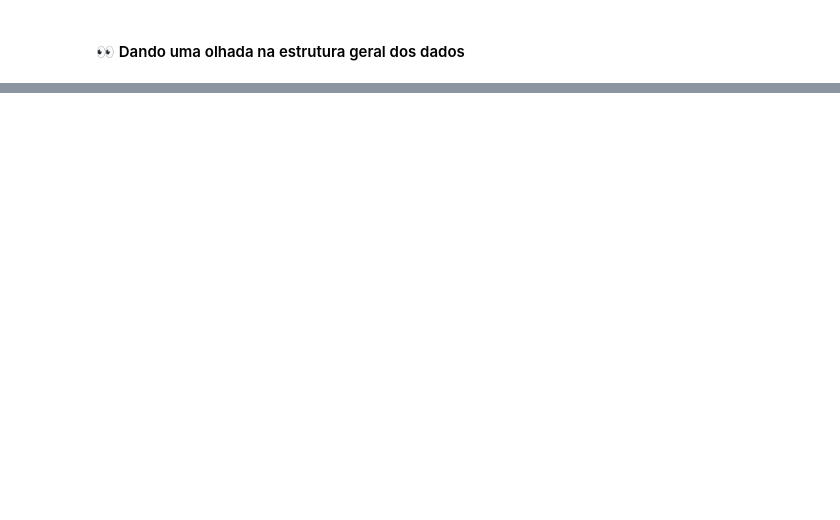
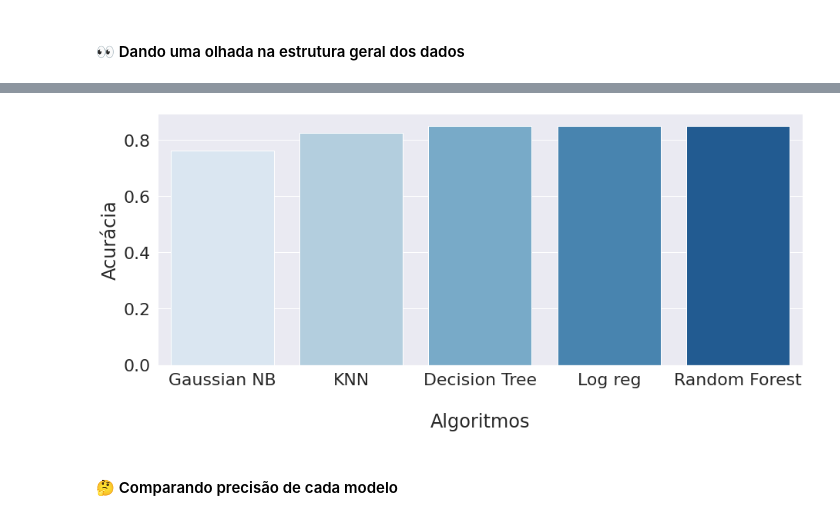
Before and after one commit to kailanefelix/classifier-models, a Jupyter notebook: modelagem.ipynb, the cells around one changed output, grey strips where cells are left out. Drawn from its saved outputs; the diff is of its cells as text; code cells hidden in the pictures; blank space fills up the shorter version.

```diff
--- a/modelagem.ipynb
+++ b/modelagem.ipynb
@@ -443,0 +586,3 @@ plt.show()
+# %%
+Y_pred_reg = logisticRegr.predict(X_test)
+print(classification_report(Y_test,Y_pred_reg))
@@ -443,0 +604,3 @@ plt.show()
+# %%
+randomf = RandomForestClassifier(random_state=0)
+randomf.fit(X_train,Y_train)
@@ -443,0 +611,3 @@ plt.show()
+# %%
+Y_pred_rf = randomf.predict(X_test)
+print(classification_report(Y_test,Y_pred_rf))
@@ -443,0 +660,18 @@ plt.show()
+# %%
+ac_nb = accuracy_score(Y_test, Y_pred)
+ac_knn = accuracy_score(Y_test,Y_pred_knn)
+ac_dtree = accuracy_score(Y_test,Y_pred_dtree)
+ac_reg = accuracy_score(Y_test,Y_pred_reg)
+ac_rf = accuracy_score(Y_test,Y_pred_rf)
+# %%
+dic = {'Gaussian NB': ac_nb, 'KNN': ac_knn, 'Decision Tree': ac_dtree, 'Log reg': ac_reg, 'Random Forest': ac_rf}
+
+df_ac = pd.DataFrame(data = dic, index=[0, 1, 2, 3])
+
+ax = sns.barplot(data = df_ac, palette = 'Blues')
+ax.set(xlabel='\nAlgoritmos', ylabel='Acurácia')
+plt.show()
+# %% [output]
+[figure, added]
+# %% [markdown]
+#### 🤔 Comparando precisão de cada modelo
```
Also changed, not shown: parts of 183 cells of this notebook.
